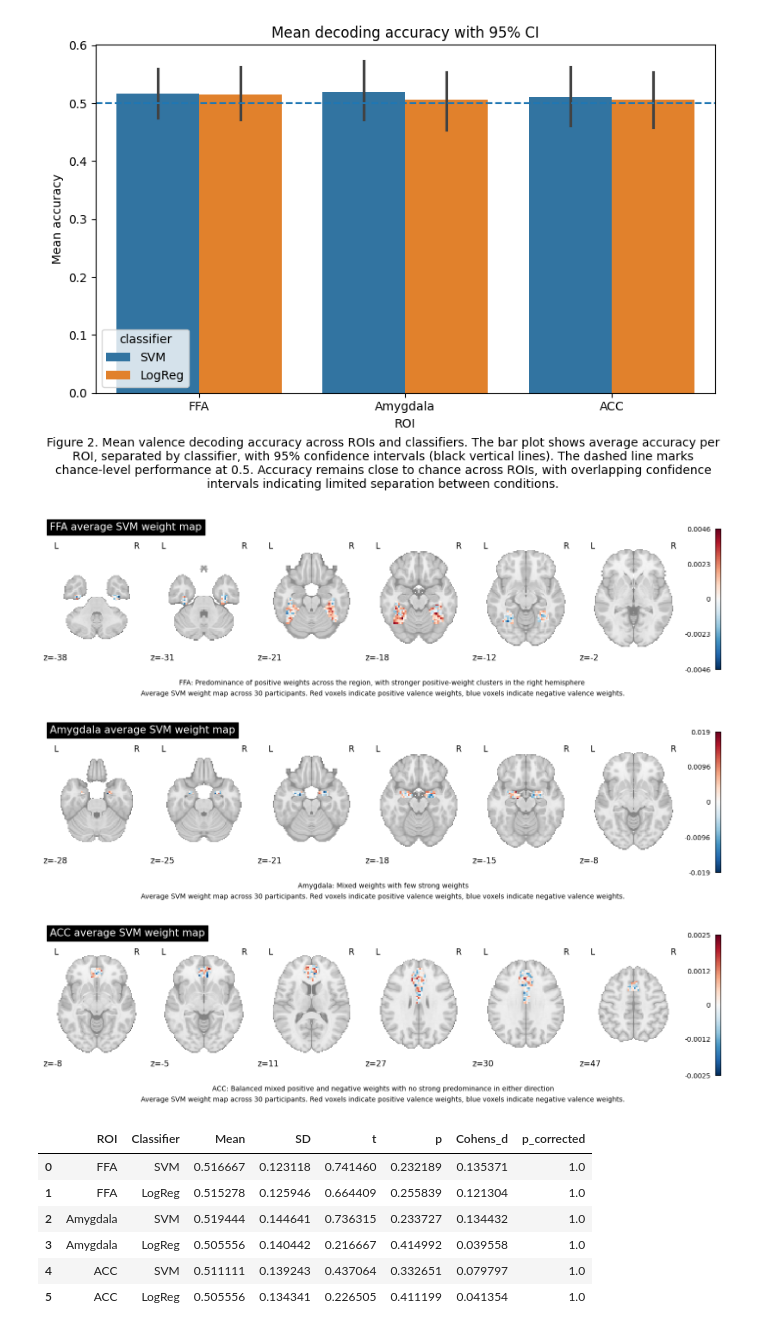
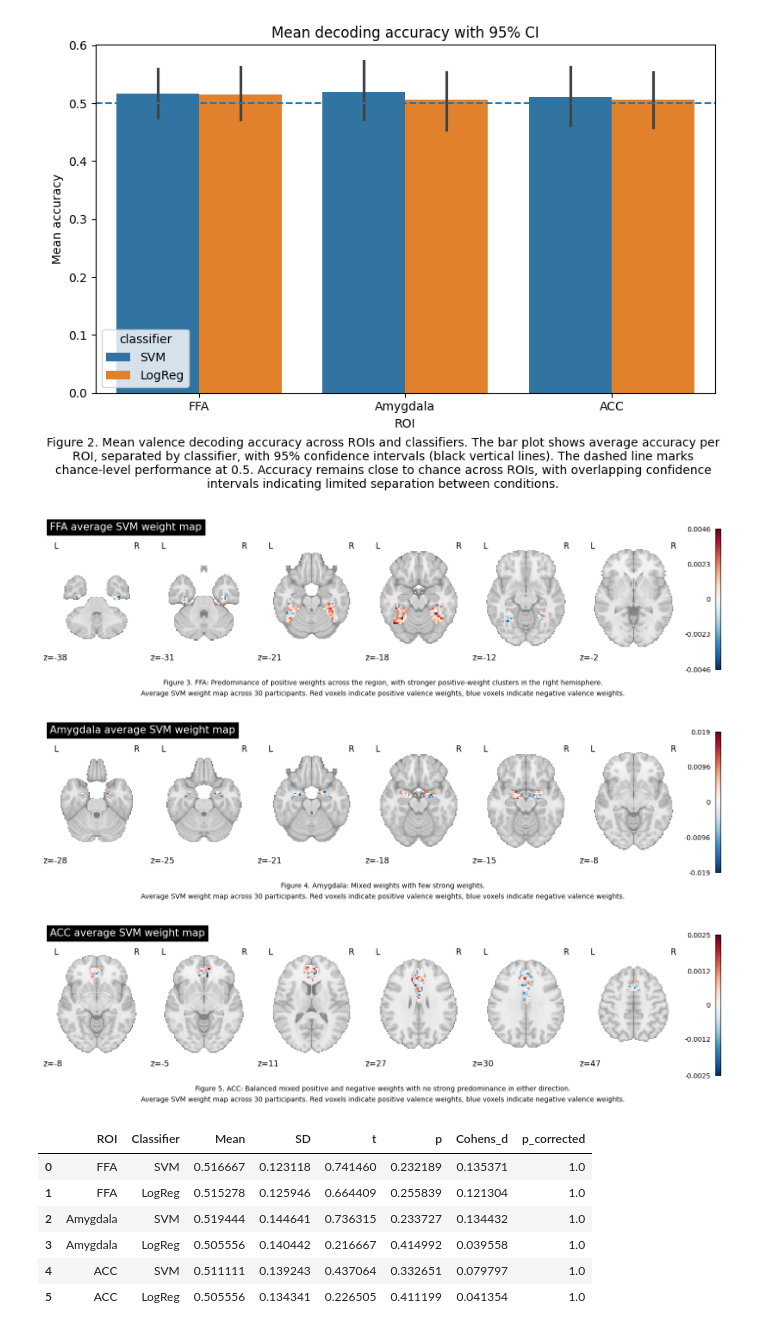
Before and after one commit to lynnv-hub/Mind_Reading, a Jupyter notebook: MVPA_Report2_Template.ipynb, the cells around one changed output. Saved outputs shown, nothing was run; the diff lists cells and outputs as text; code cells hidden in the pictures.

```diff
--- a/MVPA_Report2_Template.ipynb
+++ b/MVPA_Report2_Template.ipynb
@@ -714,6 +714,13 @@ for roi_name in roi_order:
 
     roi_weight_maps[roi_name] = avg_map
 
+
+figure_numbers = {
+    "FFA": "Figure 3.",
+    "Amygdala": "Figure 4.",
+    "ACC": "Figure 5."
+}
+
 general_caption = (
     "Average SVM weight map across 30 participants. "
     "Red voxels indicate positive valence weights, "
@@ -722,49 +729,52 @@ general_caption = (
 
 roi_captions = {
     "FFA": (
-        "FFA: Predominance of positive weights across the region,"
-        " with stronger positive-weight clusters in the right hemisphere "
+        "FFA: Predominance of positive weights across the region, "
+        "with stronger positive-weight clusters in the right hemisphere."
     ),
     "Amygdala": (
-        "Amygdala: Mixed weights with few strong weights"
+        "Amygdala: Mixed weights with few strong weights."
     ),
     "ACC": (
-        "ACC: Balanced mixed positive and negative weights with no strong predominance in either direction"
+        "ACC: Balanced mixed positive and negative weights with no strong predominance in either direction."
     )
 }
 
-for roi_name, weight_map in roi_weight_maps.items():
+for roi_name in roi_order:
+
+    weight_map = roi_weight_maps[roi_name]
 
     plotting.plot_stat_map(
         weight_map,
         title=f'{roi_name} average SVM weight map',
         display_mode='z',
         cut_coords=6,
         colorbar=True
     )
 
+    # ROI-specific
     plt.figtext(
         0.5,
         -0.05,
-        roi_captions[roi_name],
+        f"{figure_numbers[roi_name]} {roi_captions[roi_name]}",
         wrap=True,
         ha='center',
     )
 
-    # General caption (shared info)
+    # General caption
     plt.figtext(
         0.5,
         -0.12,
         general_caption,
         wrap=True,
         ha='center',
     )
 
     plotting.show()
 # %% [output]
-[figure, old version]
+[figure, new version]
-[figure, old version]
+[figure, new version]
-[figure, old version]
+[figure, new version]
 # %%
 #Summary statistics table
 def cohens_d(accs, chance=0.5):
```
Also changed, not shown: parts of 1 cell of this notebook.
